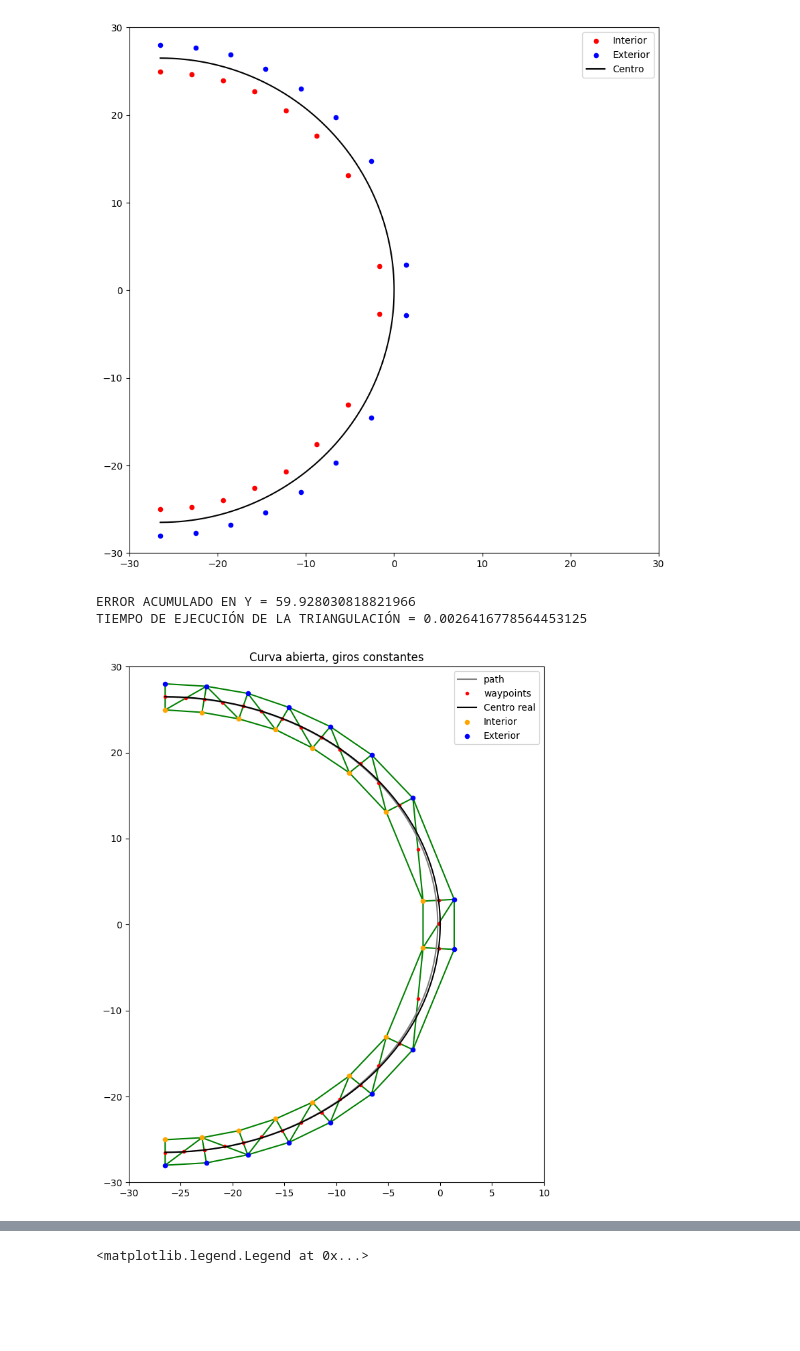
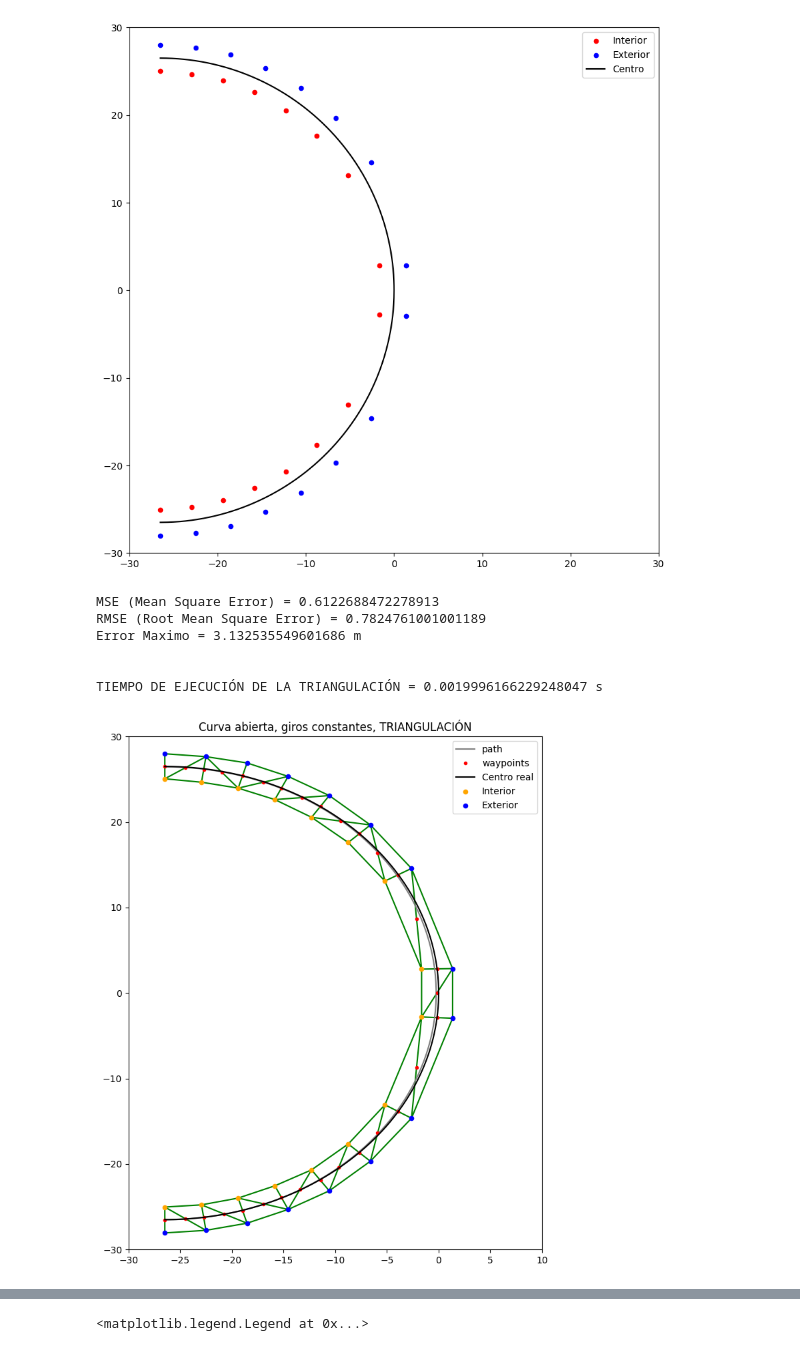
Before and after one commit to FSBDriverless/FS-AI, a Jupyter notebook: Planificación/Test Case Planificación.ipynb, the cells around one changed output, grey strips where cells are left out. Drawn from its saved outputs; the diff is of its cells as text; code cells hidden in the pictures; blank space fills up the shorter version.

```diff
--- a/Planificación/Test Case Planificación.ipynb
+++ b/Planificación/Test Case Planificación.ipynb
@@ -199,7 +289,7 @@ figure = plt.figure(figsize=(8, 10))
 ax = figure.add_subplot(111)
 ax.set_xlim([-10,110])
 ax.set_ylim([-4,4])
-plt.title('Recta con ruido')
+plt.title('Recta con ruido, TRIANGULACIÓN')
 plt.plot(path[0], path[1], color='grey', label='path')
 plt.plot(waypoints[:,0], waypoints[:,1], '.', color='red', label='waypoints')
 plt.triplot(P[:,0], P[:,1], s, color='green')
@@ -208,14 +298,21 @@ plt.scatter(x_dummy_I, y_dummy_I, s=20, label='Interior', color='orange')
 plt.scatter(x_dummy_E, y_dummy_E, s=20, label='Exterior', color='blue')
 plt.legend()
 
-errorAcumulado = 0
+errores = []
 for i in range (0, len(path[0])):
     actX = path[0][i]
     actY = path[1][i]
     realY = rectaM(actX)
-    # Euclidean distance (sin diferencia en x)
-    errorAct = (actY-realY)**2
-    errorAcumulado = errorAcumulado + errorAct
-print('ERROR ACUMULADO EN Y = '+str(errorAcumulado))
-print('TIEMPO DE EJECUCIÓN DE LA TRIANGULACIÓN = '+str(tiempo))
+    errorAct = actY-realY
+    errores.append(errorAct)
+
+errores = np.array(errores)
+errores_ponderados = errores**2
+mse = sum(errores_ponderados)/len(errores)
+rmse = math.sqrt(mse)
+maxError = max(errores)
+print('MSE (Mean Square Error) = '+str(mse))
+print('RMSE (Root Mean Square Error) = '+str(rmse))
+print('Error Maximo = '+str(maxError)+' m')
+print('\nTIEMPO DE EJECUCIÓN DE LA TRIANGULACIÓN = '+str(tiempo)+' s')
 # %% [output]
@@ -296,40 +454,53 @@ yE = np.array(y_dummy_E)
 pE = np.array([xE,yE])
 pE = np.transpose(pE)
 
 inicio = time.time()
 triangulacion = Triangulacion(pI, pE)
 waypoints, path, P, s, (xMax, xMin), (yMax, yMin) = triangulacion.triangulacion()
 fin = time.time()
 tiempo = fin-inicio
 
 figure = plt.figure(figsize=(8, 10))
 ax = figure.add_subplot(111)
 ax.set_xlim([-30,10])
 ax.set_ylim([-30,30])
-plt.title('Curva abierta, giros constantes')
+plt.title('Curva abierta, giros constantes, TRIANGULACIÓN')
 plt.plot(path[0], path[1], color='grey', label='path')
 plt.plot(waypoints[:,0], waypoints[:,1], '.', color='red', label='waypoints')
 plt.triplot(P[:,0], P[:,1], s, color='green')
 plt.plot(x_dummy_M, y_dummy_M, label='Centro real', color='black')
 plt.scatter(x_dummy_I, y_dummy_I, s=20, label='Interior', color='orange')
 plt.scatter(x_dummy_E, y_dummy_E, s=20, label='Exterior', color='blue')
 plt.legend()
 
-errorAcumulado = 0
+errores = []
 count = int(len(path[0])/2)
 for i in range (0, len(path[0])):
     actX = path[0][i]
     actY = path[1][i]
     if (i<count): # Mitad arriba
         realY, falseY = circleConstM(actX)
     else: # Mitad abajo
         falseY, realY = circleConstM(actX)
-    # Euclidean distance (sin diferencia en x)
-    errorAct = (actY-realY)**2
-    errorAcumulado = errorAcumulado + errorAct
-print('ERROR ACUMULADO EN Y = '+str(errorAcumulado))
-print('TIEMPO DE EJECUCIÓN DE LA TRIANGULACIÓN = '+str(tiempo))
+
+    errorAct = actY-realY
+    errores.append(errorAct)
+
+errores = np.array(errores)
+errores_ponderados = errores**2
+mse = sum(errores_ponderados)/len(errores)
+rmse = math.sqrt(mse)
+maxError = max(errores)
+print('MSE (Mean Square Error) = '+str(mse))
+print('RMSE (Root Mean Square Error) = '+str(rmse))
+print('Error Maximo = '+str(maxError)+' m')
+print()
+print('\nTIEMPO DE EJECUCIÓN DE LA TRIANGULACIÓN = '+str(tiempo)+' s')
 # %% [output]
-ERROR ACUMULADO EN Y = 59.928030818821966
-TIEMPO DE EJECUCIÓN DE LA TRIANGULACIÓN = 0.0026416778564453125
+MSE (Mean Square Error) = 0.6122688472278913
+RMSE (Root Mean Square Error) = 0.7824761001001189
+Error Maximo = 3.132535549601686 m
+
+
+TIEMPO DE EJECUCIÓN DE LA TRIANGULACIÓN = 0.0019996166229248047 s
-[figure, old version]
+[figure, new version]
```
Also changed, not shown: parts of 8 cells of this notebook, 1 other file.
